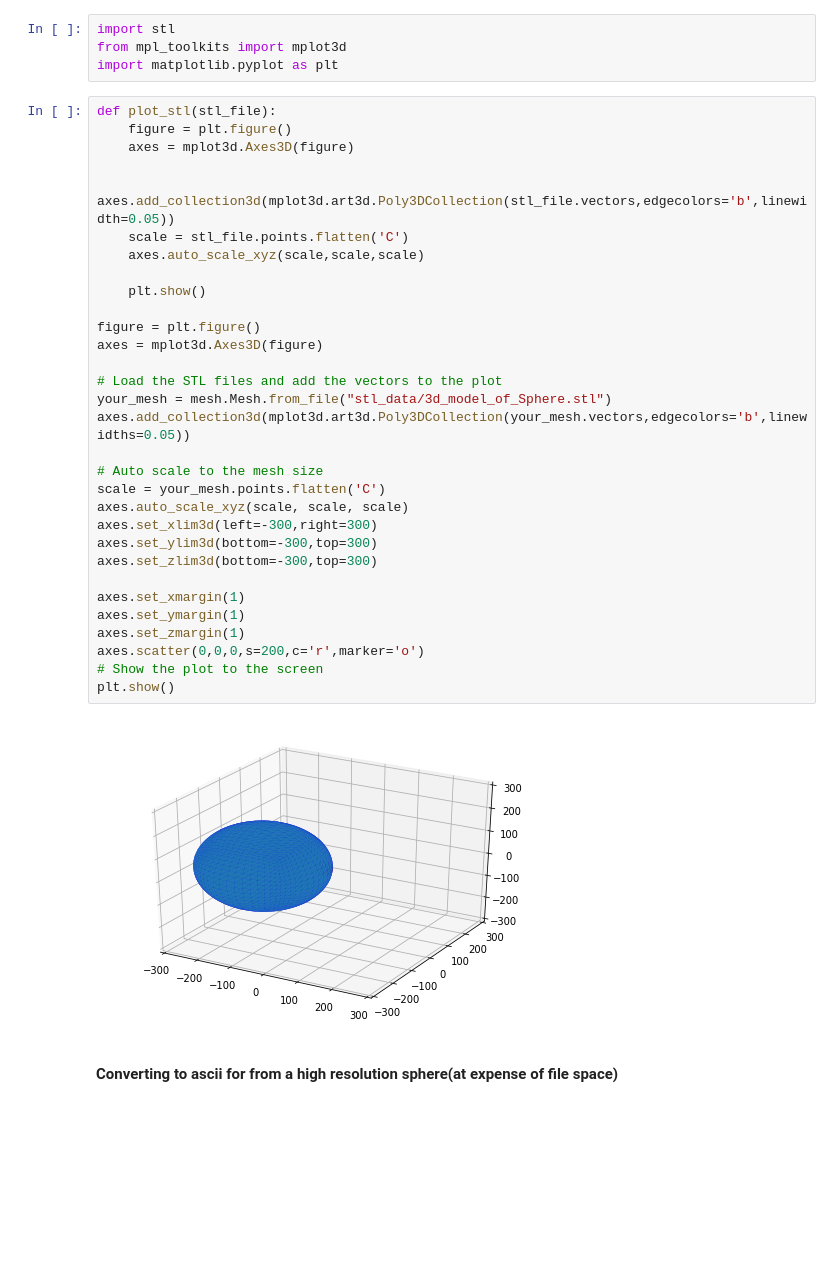
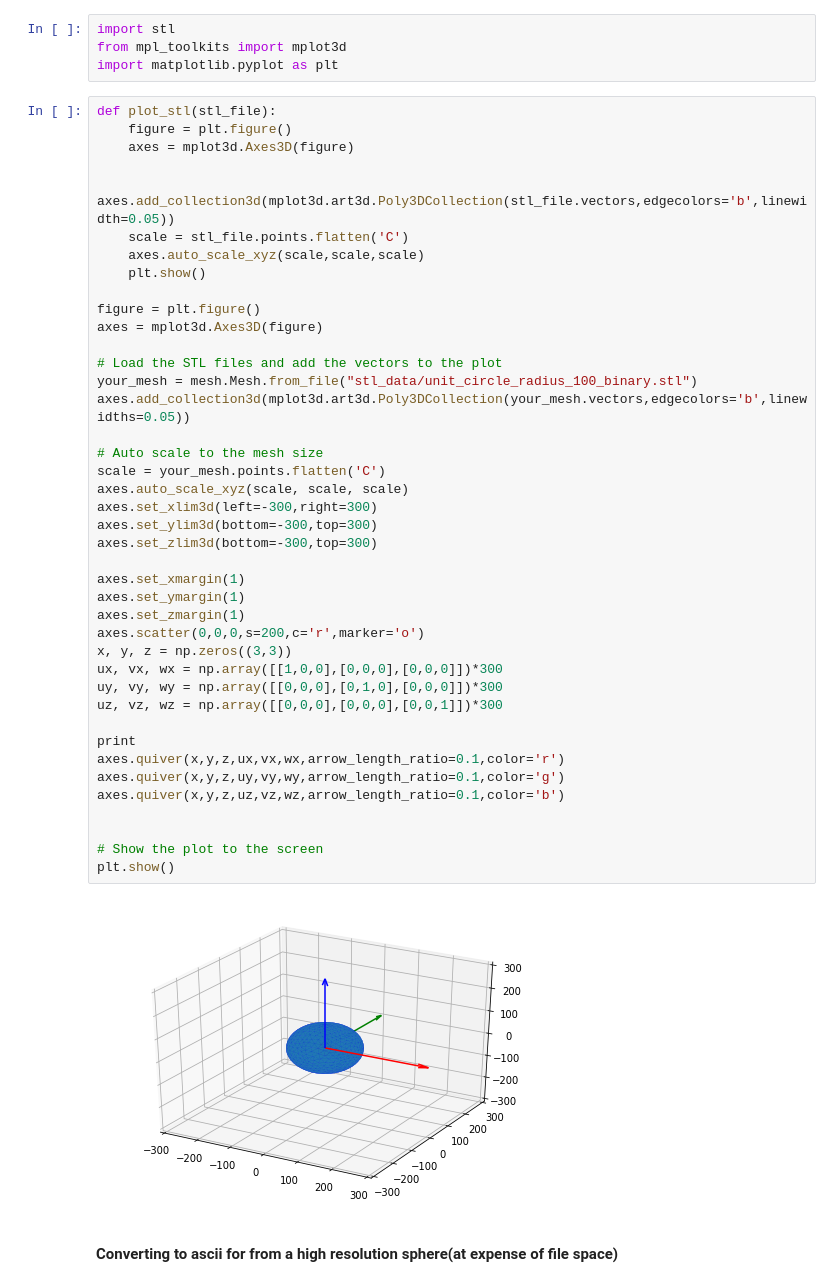
Before and after one commit to laumiulun/crystal_GUI, a Jupyter notebook: jupyter_notebook/STL_playground.ipynb, the cells around one changed output. Saved outputs shown, nothing was run; the diff lists cells and outputs as text; blank space fills up the shorter version.

```diff
--- a/jupyter_notebook/STL_playground.ipynb
+++ b/jupyter_notebook/STL_playground.ipynb
@@ -22,36 +22,46 @@ import matplotlib.pyplot as plt
 # %%
 def plot_stl(stl_file):
     figure = plt.figure()
     axes = mplot3d.Axes3D(figure)
 
     axes.add_collection3d(mplot3d.art3d.Poly3DCollection(stl_file.vectors,edgecolors='b',linewidth=0.05))
     scale = stl_file.points.flatten('C')
     axes.auto_scale_xyz(scale,scale,scale)
-
     plt.show()
 
 figure = plt.figure()
 axes = mplot3d.Axes3D(figure)
 
 # Load the STL files and add the vectors to the plot
-your_mesh = mesh.Mesh.from_file("stl_data/3d_model_of_Sphere.stl")
+your_mesh = mesh.Mesh.from_file("stl_data/unit_circle_radius_100_binary.stl")
 axes.add_collection3d(mplot3d.art3d.Poly3DCollection(your_mesh.vectors,edgecolors='b',linewidths=0.05))
 
 # Auto scale to the mesh size
 scale = your_mesh.points.flatten('C')
 axes.auto_scale_xyz(scale, scale, scale)
 axes.set_xlim3d(left=-300,right=300)
 axes.set_ylim3d(bottom=-300,top=300)
 axes.set_zlim3d(bottom=-300,top=300)
 
 axes.set_xmargin(1)
 axes.set_ymargin(1)
 axes.set_zmargin(1)
 axes.scatter(0,0,0,s=200,c='r',marker='o')
+x, y, z = np.zeros((3,3))
+ux, vx, wx = np.array([[1,0,0],[0,0,0],[0,0,0]])*300
+uy, vy, wy = np.array([[0,0,0],[0,1,0],[0,0,0]])*300
+uz, vz, wz = np.array([[0,0,0],[0,0,0],[0,0,1]])*300
+
+print
+axes.quiver(x,y,z,ux,vx,wx,arrow_length_ratio=0.1,color='r')
+axes.quiver(x,y,z,uy,vy,wy,arrow_length_ratio=0.1,color='g')
+axes.quiver(x,y,z,uz,vz,wz,arrow_length_ratio=0.1,color='b')
+
+
 # Show the plot to the screen
 plt.show()
 # %% [output]
-[figure, old version]
+[figure, new version]
 # %% [markdown]
 #### Converting to ascii for from a high resolution sphere(at expense of file space)
 # %%
```
Also changed, not shown: parts of 4 cells of this notebook.
